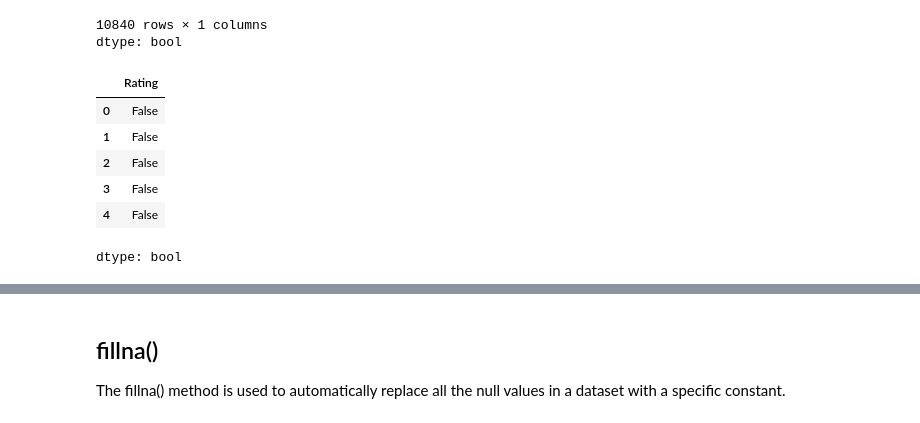
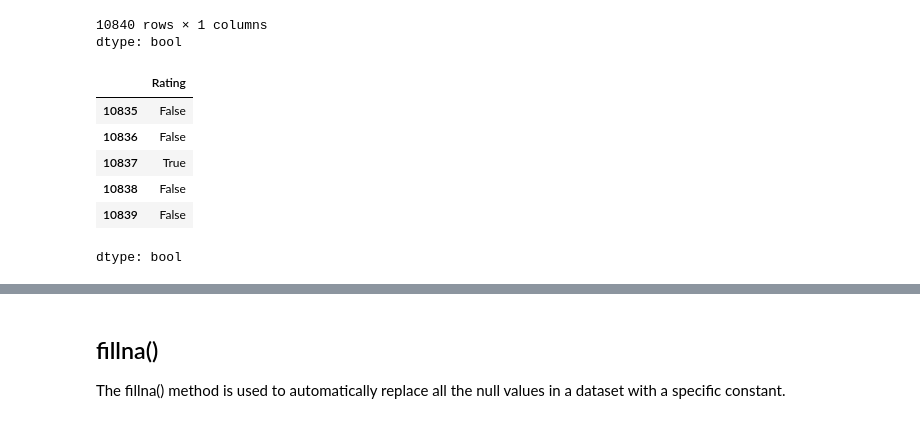
Before and after one commit to amilafr/algo-python-pro2, a Jupyter notebook: M3L3_Data_cleaning.ipynb, the cells around one changed output, grey strips where cells are left out. Drawn from its saved outputs; the diff is of its cells as text; code cells hidden in the pictures.

```diff
--- a/M3L3_Data_cleaning.ipynb
+++ b/M3L3_Data_cleaning.ipynb
@@ -111,12 +111,12 @@ pd.isnull(df['Rating'])
 dtype: bool
 # %%
 # False --> gak null (ada valuenya)
-pd.isnull(df['Rating']).head()
+pd.isnull(df['Rating']).tail()
 # %% [output]
 |  | Rating |
-| 0 | False |
-| 1 | False |
-| 2 | False |
-| 3 | False |
-| 4 | False |
+| 10835 | False |
+| 10836 | False |
+| 10837 | True |
+| 10838 | False |
+| 10839 | False |
 dtype: bool
```
Also changed, not shown: parts of 12 cells of this notebook.
